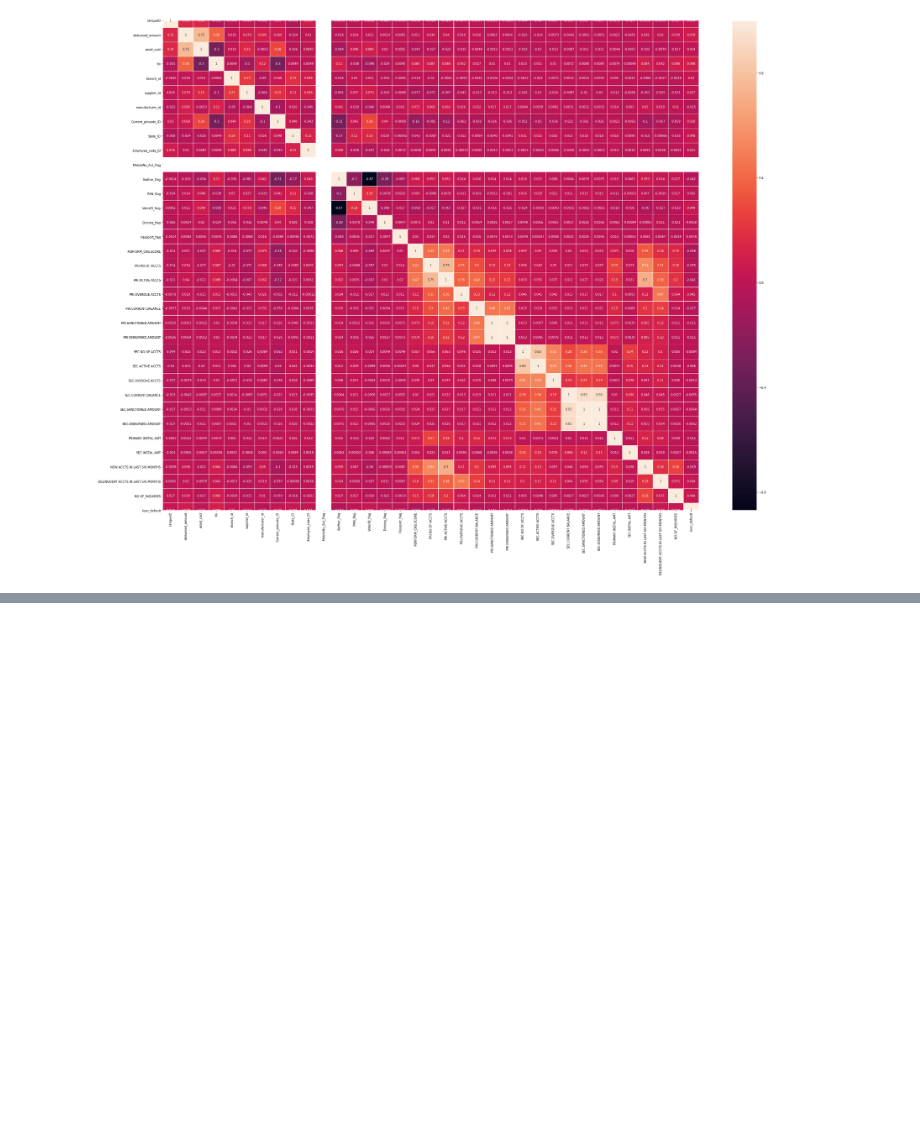
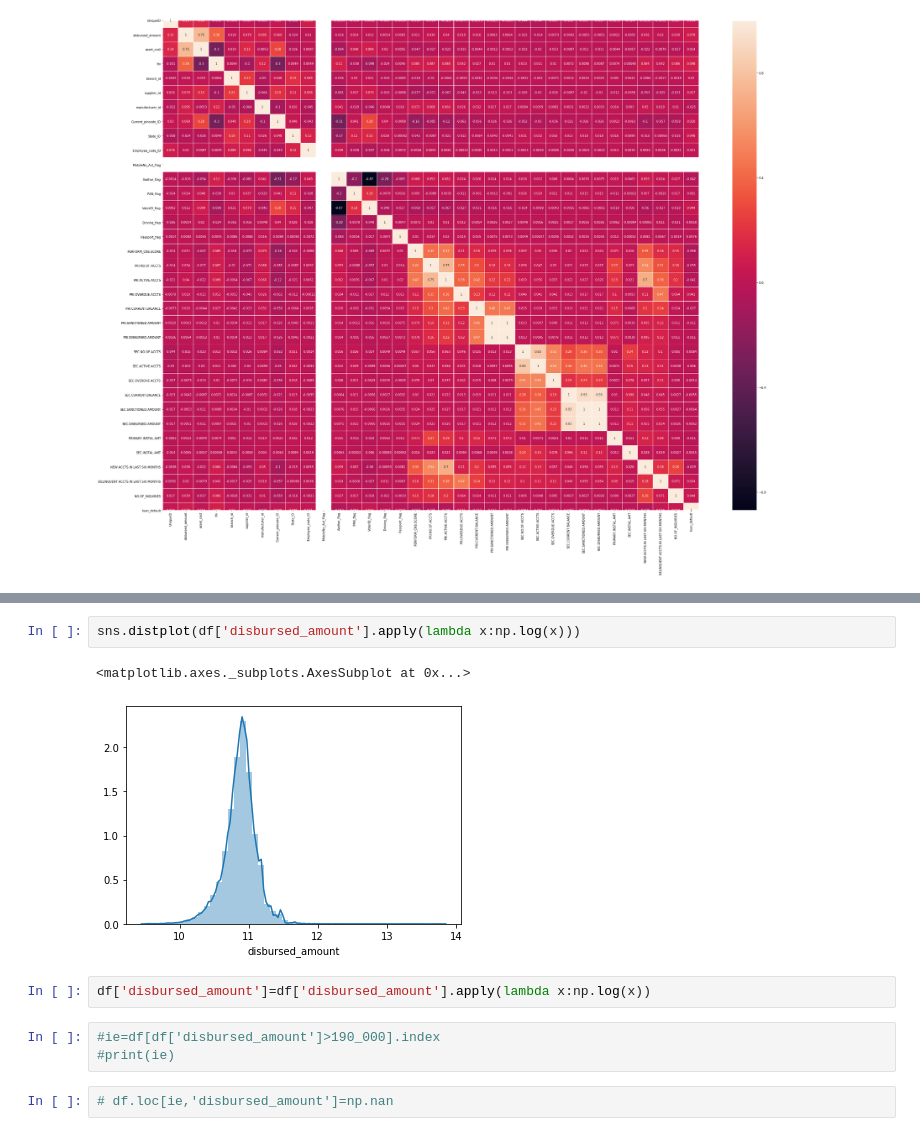
Before and after one commit to xavierigneous/Vehicle-Loan-Default-Prediction, a Jupyter notebook: Pravin Kumar/vehicle loan ver 2.ipynb, the cells around one changed output, grey strips where cells are left out. Saved outputs shown, nothing was run; the diff lists cells and outputs as text; blank space fills up the shorter version.

```diff
--- a/Pravin Kumar/vehicle loan ver 2.ipynb
+++ b/Pravin Kumar/vehicle loan ver 2.ipynb
@@ -64,0 +80,12 @@ plt.show()
+# %%
+sns.distplot(df['disbursed_amount'].apply(lambda x:np.log(x)))
+# %% [output]
+<matplotlib.axes._subplots.AxesSubplot at 0x...>
+[figure, added]
+# %%
+df['disbursed_amount']=df['disbursed_amount'].apply(lambda x:np.log(x))
+# %%
+#ie=df[df['disbursed_amount']>190_000].index
+#print(ie)
+# %%
+# df.loc[ie,'disbursed_amount']=np.nan
```
Also changed, not shown: parts of 89 cells of this notebook.
